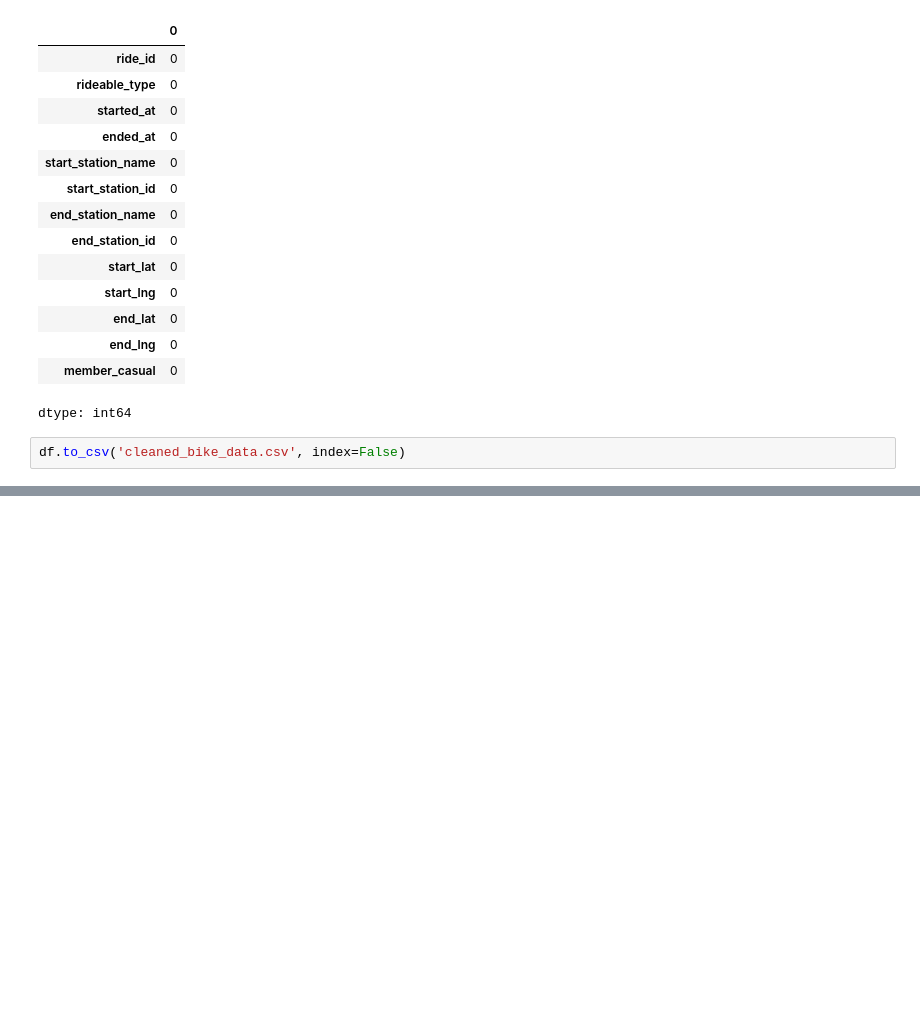
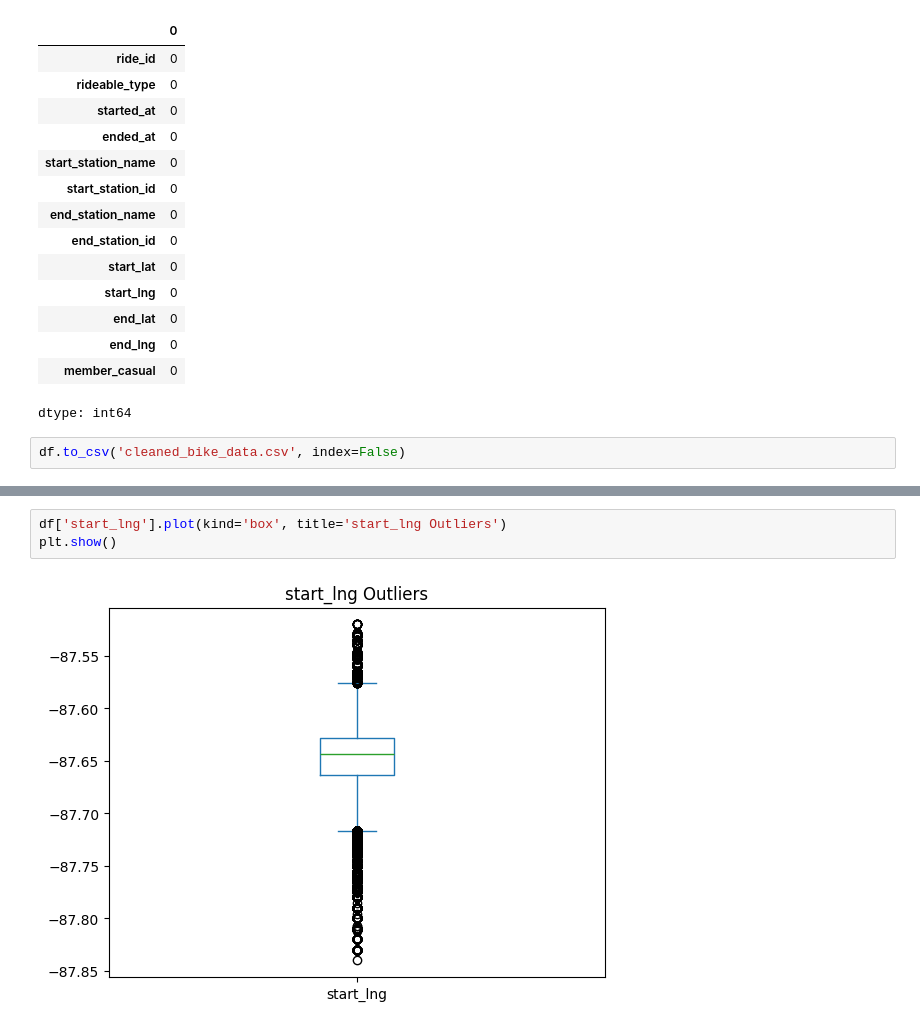
Before and after one commit to devakajla/RideScope, a Jupyter notebook: notebooks/01_cleaning.ipynb, the cells around one changed output, grey strips where cells are left out. Drawn from its saved outputs; the diff is of its cells as text; blank space fills up the shorter version.

```diff
--- a/notebooks/01_cleaning.ipynb
+++ b/notebooks/01_cleaning.ipynb
@@ -550,0 +793,5 @@ df.to_csv('cleaned_bike_data.csv', index=False)
+# %%
+df['start_lng'].plot(kind='box', title='start_lng Outliers')
+plt.show()
+# %% [output]
+[figure, added]
```
Also changed, not shown: parts of 49 cells of this notebook.
